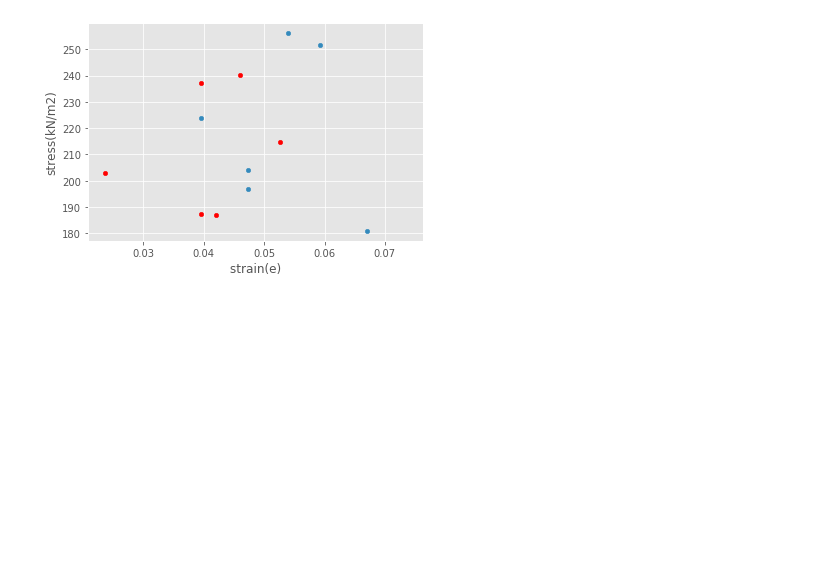
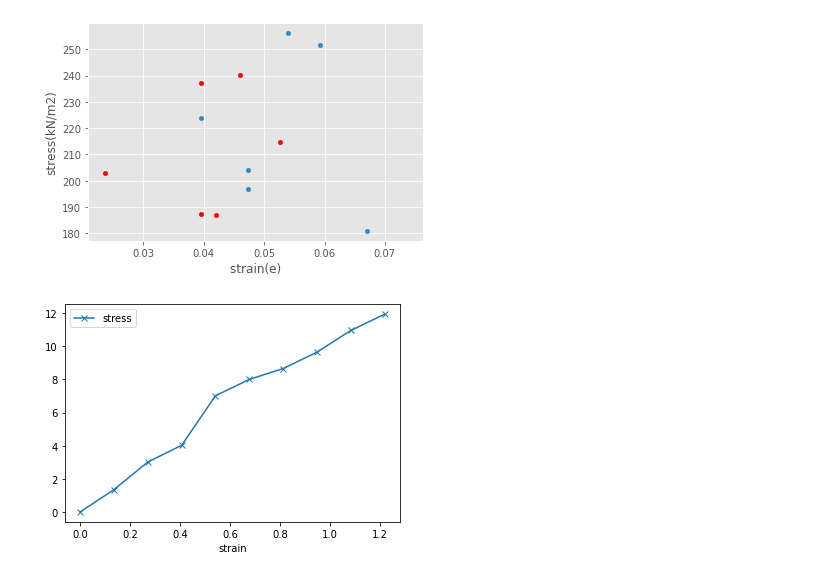
Before and after one commit to bldrkamal/nbrri-, a Jupyter notebook: SLTexperiment.ipynb, the cells around one changed output. Drawn from its saved outputs; the diff is of its cells as text; code cells hidden in the pictures; blank space fills up the shorter version.

```diff
--- a/SLTexperiment.ipynb
+++ b/SLTexperiment.ipynb
@@ -133,3 +133,16 @@ result14.plot(kind='scatter',x=' strain(e) ',y='stress(kN/m2)',color='red',  ax=
 plt.show()
 # %% [output]
 [figure]
+# %%
+from pandas import DataFrame
+import matplotlib.pyplot as plt
+
+Data = {'stress': [0.000,1.343,3.018,4.018,7.012,8.003,8.658,9.644,10.959,11.939],
+        'strain': [0.000,0.135,0.271,0.406,0.541,0.677,0.812,0.947,1.083,1.218 ]
+       }
+
+df = DataFrame(Data,columns=['stress','strain'])
+df.plot(x ='strain', y='stress', kind = 'line',marker="x")
+plt.show()
+# %% [output]
+[figure, added]
```
